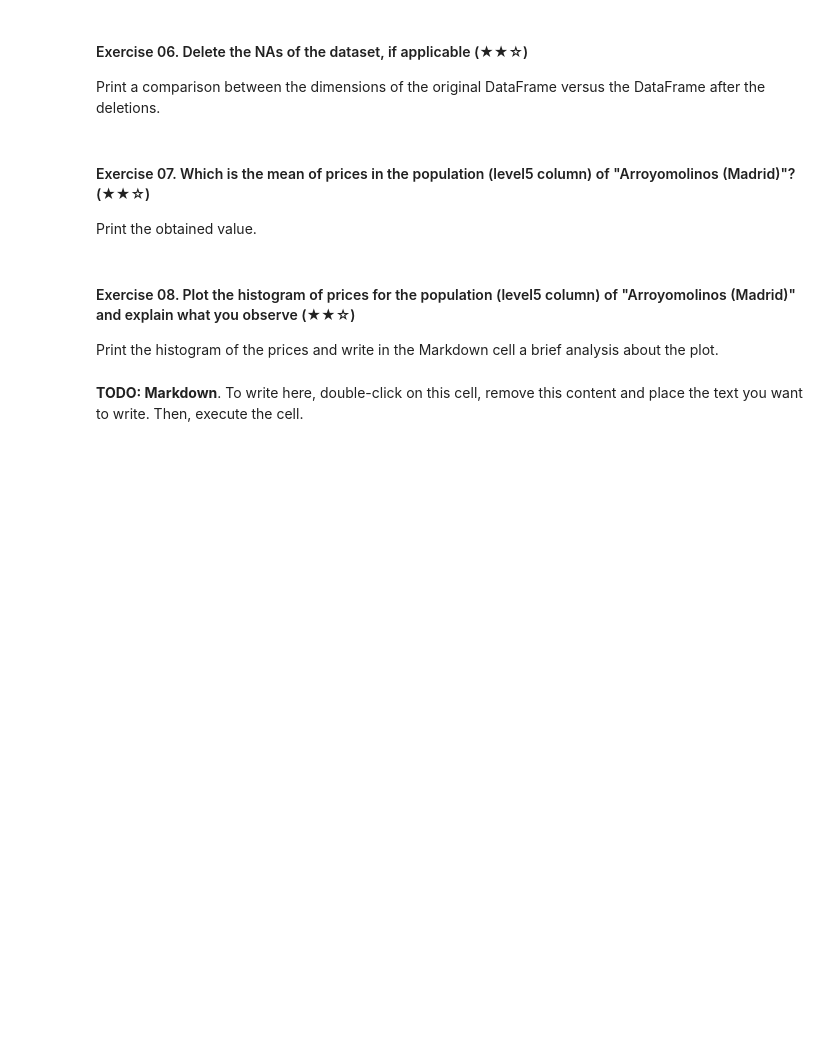
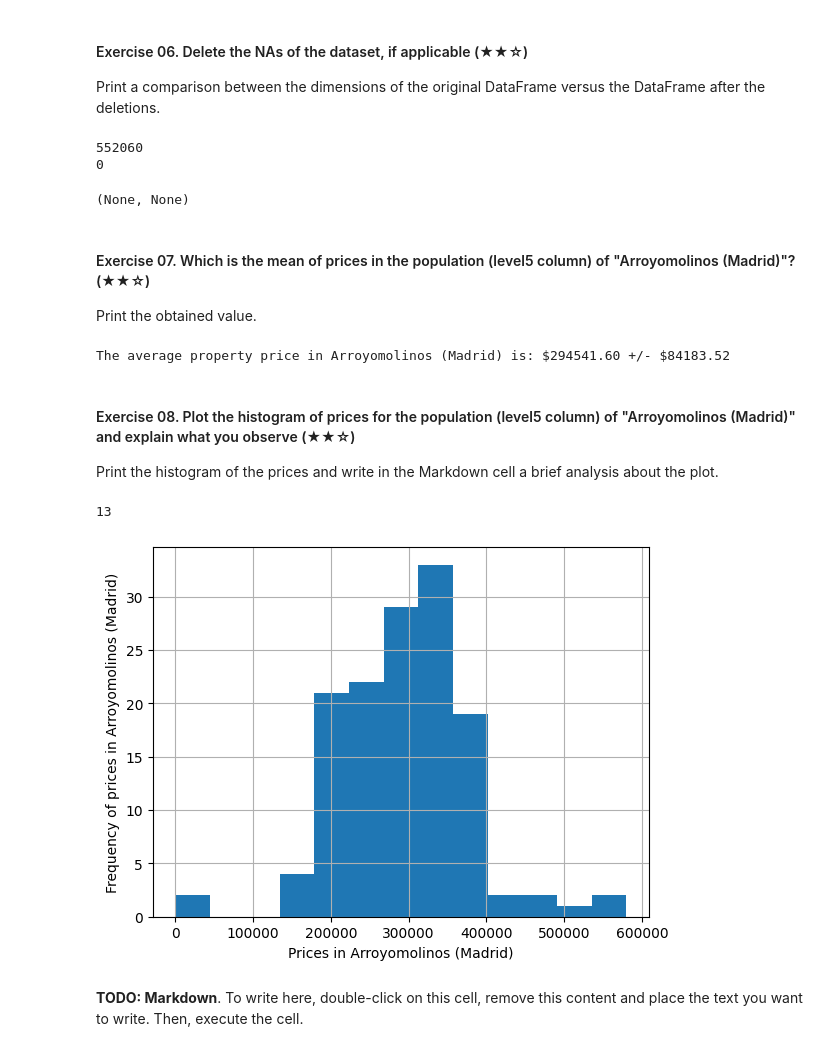
Before and after one commit to csmb20/realestate-datacleanup-exercise, a Jupyter notebook: project.ipynb, the cells around one changed output. Drawn from its saved outputs; the diff is of its cells as text; code cells hidden in the pictures; blank space fills up the shorter version.

```diff
--- a/project.ipynb
+++ b/project.ipynb
@@ -110,18 +169,71 @@ Print a boolean value (`True` or `False`) followed by the rows/cols that contain
 
 Print a comparison between the dimensions of the original DataFrame versus the DataFrame after the deletions.
 # %%
-# TODO
+woNAds = ds.dropna(how='any')
+print(ds.size), print(woNAds.size)
+# %% [output]
+552060
+0
+(None, None)
 # %% [markdown]
 #### Exercise 07. Which is the mean of prices in the population (level5 column) of "Arroyomolinos (Madrid)"? (★★☆)
 
 Print the obtained value.
 # %%
-# TODO
+# Get all indexes that match the location name
+
+locIdx  = ds.index[ds['level5']=="Arroyomolinos (Madrid)"]
+
+# Get data of prices and use the arithmetic mean to get the average price
+
+avgPrice = ds.loc[locIdx,'price'].mean()
+stdPrice = ds.loc[locIdx,'price'].std()
+
+print(f'The average property price in Arroyomolinos (Madrid) is: ${avgPrice:.2f} +/- ${stdPrice:.2f}')
+# %% [output]
+The average property price in Arroyomolinos (Madrid) is: $294541.60 +/- $84183.52
 # %% [markdown]
 #### Exercise 08. Plot the histogram of prices for the population (level5 column) of "Arroyomolinos (Madrid)" and explain what you observe (★★☆)
 
 Print the histogram of the prices and write in the Markdown cell a brief analysis about the plot.
 # %%
-# TODO: Code
+# Get prices
+
+priceLvl5 = ds.loc[locIdx,'price'].tolist()
+
+## Set the number of bins. Use the Freedman-Diaconis rule ##
+
+orderedPriceLvl5 = sorted(priceLvl5)
+
+# Find the Q1, Q2, and Q3
+
+Q2 = np.median(orderedPriceLvl5)
+Q1 = np.median(orderedPriceLvl5[0:orderedPriceLvl5.index(Q2)])
+Q3 = np.median(orderedPriceLvl5[orderedPriceLvl5.index(Q2):len(orderedPriceLvl5)])
+
+# Compute the IQR
+
+IQR = Q3 - Q1
+
+# Compute the optimal number of bins
+
+h = 2 * IQR * len(orderedPriceLvl5)**(-1/3) # This is the width of the histogram bar
+
+nBins = int(np.round((np.max(orderedPriceLvl5) - np.min(orderedPriceLvl5))/h)) # Number of bins that minimize the difference with the underlying probibility distribution function
+
+print(nBins)
+
+queried = ds[ds['level5'] == "Arroyomolinos (Madrid)"]
+
+# Plot histogram
+
+plt.hist(priceLvl5,bins=nBins)
+plt.xlabel("Prices in Arroyomolinos (Madrid)")
+plt.ylabel('Frequency of prices in Arroyomolinos (Madrid)')
+plt.grid()
+plt.show()
+# %% [output]
+13
+[figure, added]
 # %% [markdown]
 **TODO: Markdown**. To write here, double-click on this cell, remove this content and place the text you want to write. Then, execute the cell.
```
Also changed, not shown: parts of 7 cells of this notebook.
